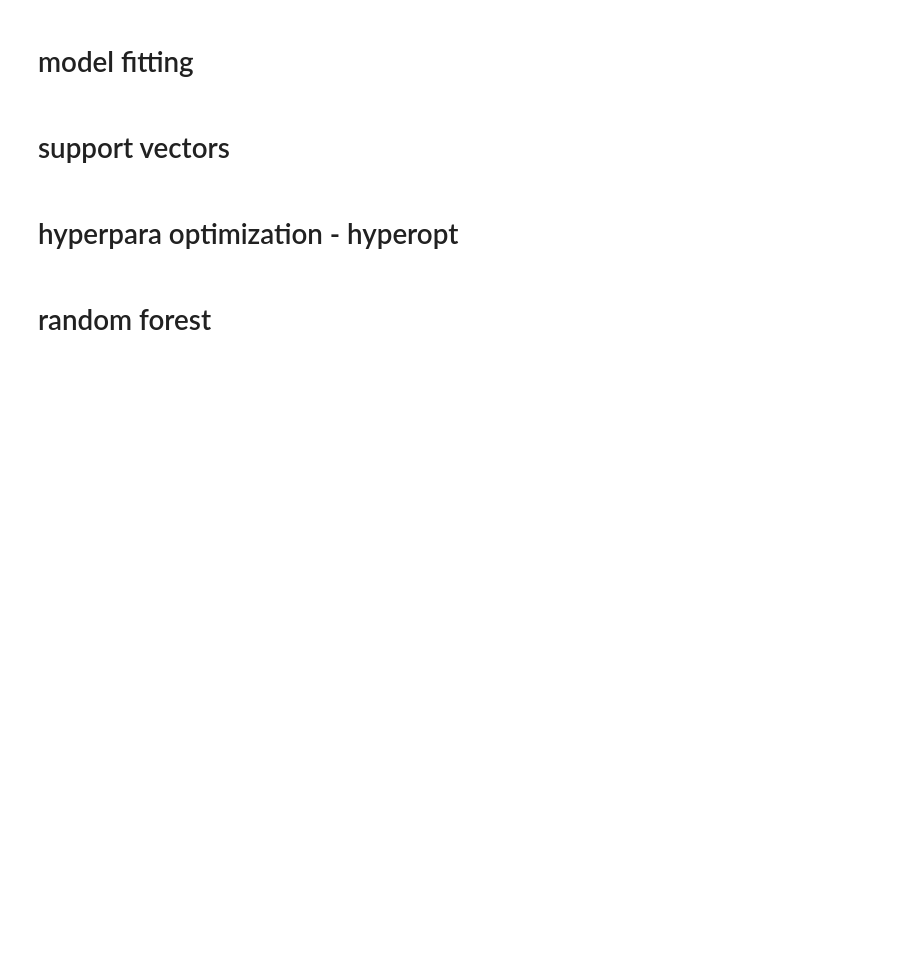
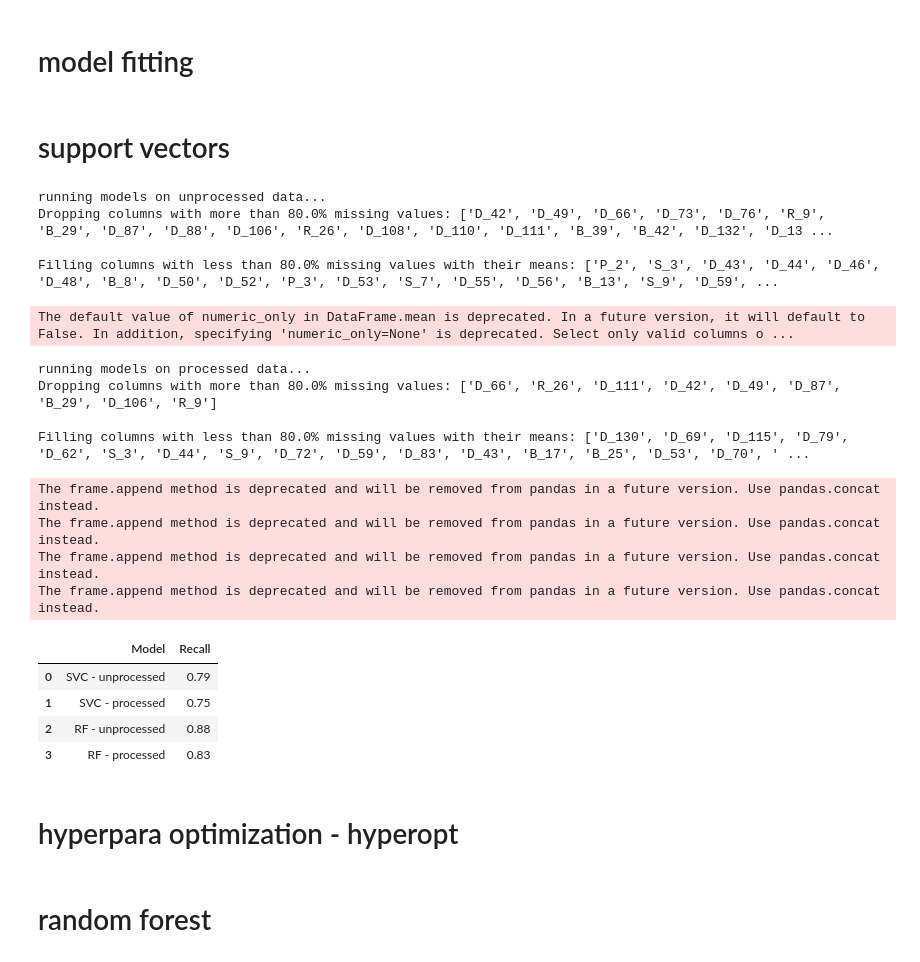
Before and after one commit to alexkohjc/amex-default-prediction, a Jupyter notebook: default-classification.ipynb, the cells around one changed output. Drawn from its saved outputs; the diff is of its cells as text; code cells hidden in the pictures; blank space fills up the shorter version.

```diff
--- a/default-classification.ipynb
+++ b/default-classification.ipynb
@@ -307,3 +520,76 @@ print(cm)
+# %%
+def run_models(df):
+
+    model_df = df.copy()
+    model_df = handle_missing_values(model_df, fill_mean_thres=0.8, drop_thres=0.8, display_missing_vals=False)
+
+    # model_df = scale_num_vars(model_df) # cols are alr scaled
+    model_df = encode_cat_vars(model_df)
+
+    X = model_df.drop(columns=[target_var])
+    y = model_df[target_var]
+
+    X_train, X_val, y_train, y_val = train_test_split(X, y, test_size=0.2, random_state=42)
+
+    """ baseline """
+    svc_recall = run_svc(X_train, X_val, y_train, y_val)
+    rf_recall = run_rf(X_train, X_val, y_train, y_val)
+#     xgb_recall = run_xgb(X_train, X_val, y_train, y_val)
+
+    """ hyper-param optimized """
+
+
+
+
+
+    return svc_recall, rf_recall
+
+
+
+""" rows - increasing processing steps, cols - different models, sep tables for indiv metrics """
+
+# add recall to a summary table
+results = pd.DataFrame()
+
+
+print('running models on unprocessed data...')
+unpro_svc_recall, unpro_rf_recall = run_models(unprocessed_df)
+
+print('running models on processed data...')
+pro_svc_recall, pro_rf_recall = run_models(processed_df)
+
+
+""" append results """
+
+results = results.append({'Model': 'SVC - unprocessed', 'Recall': unpro_svc_recall}, ignore_index=True)
+results = results.append({'Model': 'SVC - processed', 'Recall': pro_svc_recall}, ignore_index=True)
+
+
+results = results.append({'Model': 'RF - unprocessed', 'Recall': unpro_rf_recall}, ignore_index=True)
+results = results.append({'Model': 'RF - processed', 'Recall': pro_rf_recall}, ignore_index=True)
+
+results = results.round(2)
+
+results
+# %% [output]
+running models on unprocessed data...
+Dropping columns with more than 80.0% missing values: ['D_42', 'D_49', 'D_66', 'D_73', 'D_76', 'R_9', 'B_29', 'D_87', 'D_88', 'D_106', 'R_26', 'D_108', 'D_110', 'D_111', 'B_39', 'B_42', 'D_132', 'D_13 ...
+
+Filling columns with less than 80.0% missing values with their means: ['P_2', 'S_3', 'D_43', 'D_44', 'D_46', 'D_48', 'B_8', 'D_50', 'D_52', 'P_3', 'D_53', 'S_7', 'D_55', 'D_56', 'B_13', 'S_9', 'D_59', ...
+The default value of numeric_only in DataFrame.mean is deprecated. In a future version, it will default to False. In addition, specifying 'numeric_only=None' is deprecated. Select only valid columns o ...
+running models on processed data...
+Dropping columns with more than 80.0% missing values: ['D_66', 'R_26', 'D_111', 'D_42', 'D_49', 'D_87', 'B_29', 'D_106', 'R_9']
+
+Filling columns with less than 80.0% missing values with their means: ['D_130', 'D_69', 'D_115', 'D_79', 'D_62', 'S_3', 'D_44', 'S_9', 'D_72', 'D_59', 'D_83', 'D_43', 'B_17', 'B_25', 'D_53', 'D_70', ' ...
+The frame.append method is deprecated and will be removed from pandas in a future version. Use pandas.concat instead.
+The frame.append method is deprecated and will be removed from pandas in a future version. Use pandas.concat instead.
+The frame.append method is deprecated and will be removed from pandas in a future version. Use pandas.concat instead.
+The frame.append method is deprecated and will be removed from pandas in a future version. Use pandas.concat instead.
+|  | Model | Recall |
+| 0 | SVC - unprocessed | 0.79 |
+| 1 | SVC - processed | 0.75 |
+| 2 | RF - unprocessed | 0.88 |
+| 3 | RF - processed | 0.83 |
 # %% [markdown]
 # hyperpara optimization - hyperopt
 # %%
```
Also changed, not shown: parts of 24 cells of this notebook.
